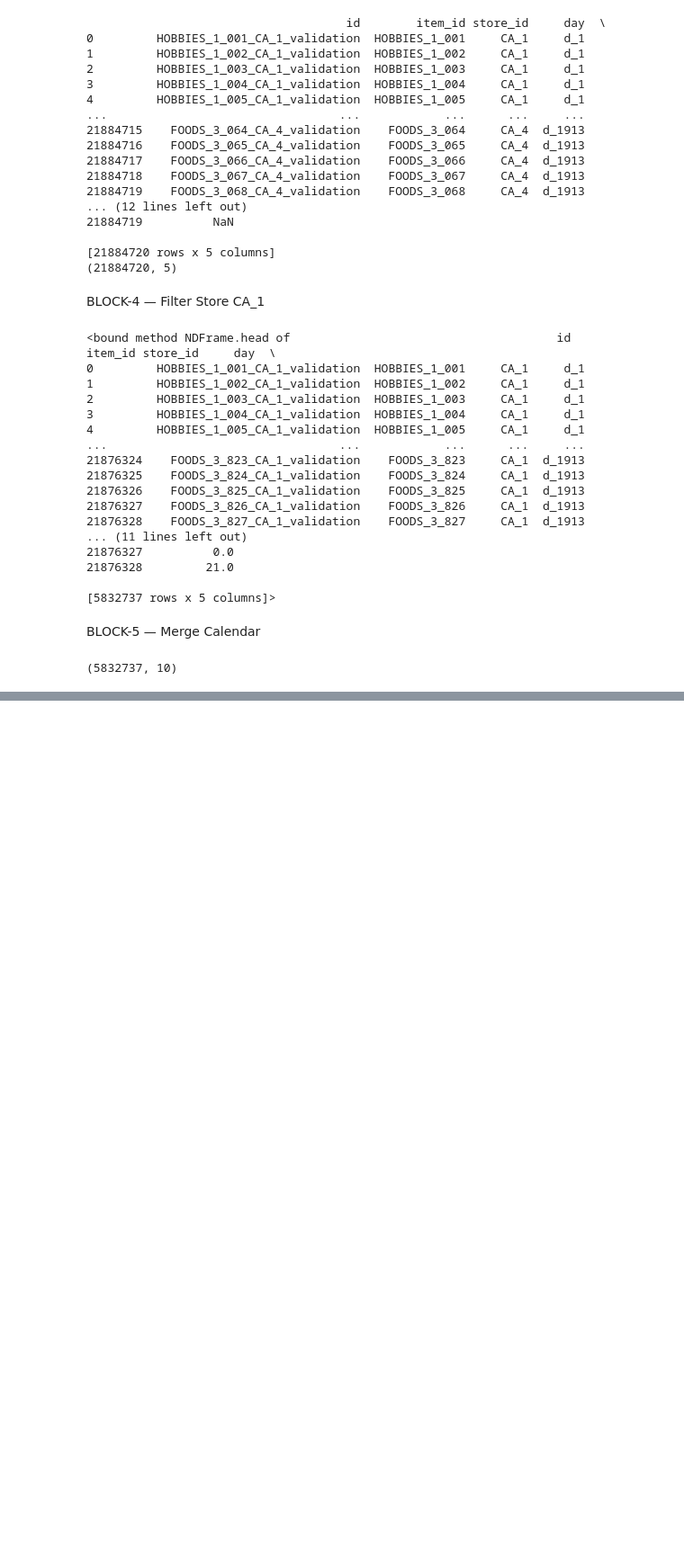
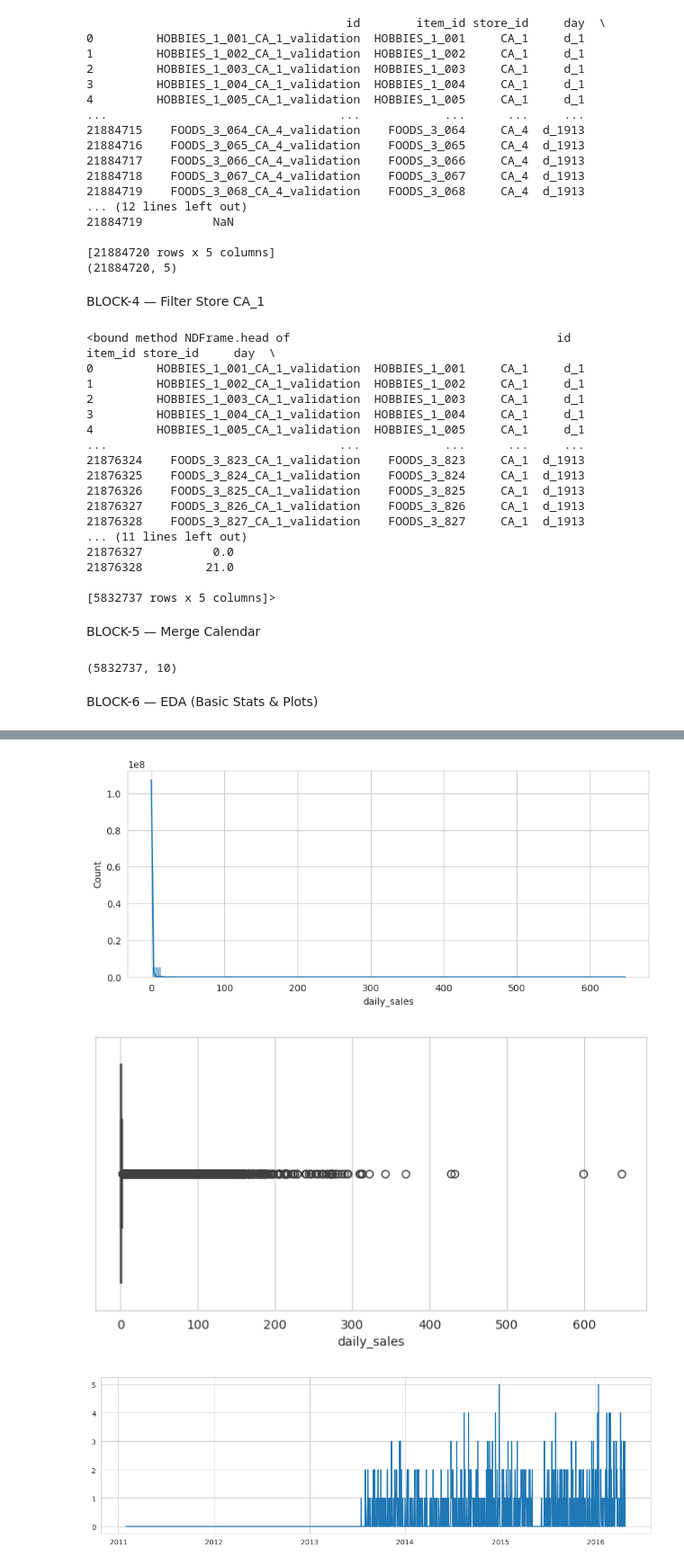
Before and after one commit to ZainulAbideen000748/Machine-Learning-Project-Inventory-, a Jupyter notebook: Machine_Learning_Project_Final_160126.ipynb, the cells around one changed output, grey strips where cells are left out. Shown at 90% size. Cells and saved outputs as stored; diff of their text form; code cells hidden in the pictures; blank space fills up the shorter version.

Commit message:
EDA Analysis with Charts

```diff
--- a/Machine_Learning_Project_Final_160126.ipynb
+++ b/Machine_Learning_Project_Final_160126.ipynb
@@ -115,3 +115,20 @@ df_merged['date']=pd.to_datetime(df_merged['date'])
 print(df_merged.shape)
 # %% [output]
 (5832737, 10)
+# %% [markdown]
+BLOCK-6 — EDA (Basic Stats & Plots)
+# %%
+print(df_merged.describe())
+plt.figure(figsize=(10,4)); sns.histplot(df_merged['daily_sales'], bins=50, kde=True); plt.show()
+plt.figure(figsize=(8,4)); sns.boxplot(x=df_merged['daily_sales']); plt.show()
+sid=df_merged['id'].iloc[0]
+s=df_merged[df_merged['id']==sid]
+plt.figure(figsize=(14,4)); plt.plot(s['date'], s['daily_sales']); plt.show()
+sns.barplot(x='weekday', y='daily_sales', data=df_merged); plt.show()
+sns.barplot(x='month', y='daily_sales', data=df_merged); plt.show()
+sns.barplot(x='year', y='daily_sales', data=df_merged); plt.show()
+pivot=df_merged.pivot_table(index='month', columns='year', values='daily_sales', aggfunc='mean')
+sns.heatmap(pivot); plt.show()
+num=df_merged.select_dtypes(include=[np.number])
+sns.heatmap(num.corr(), cmap='coolwarm'); plt.show()
+# %% [output]
@@ -117,0 +144,3 @@ print(df_merged.shape)
+[figure, added]
+[figure, added]
+[figure, added]
```
Also changed, not shown: parts of 1 cell of this notebook.
